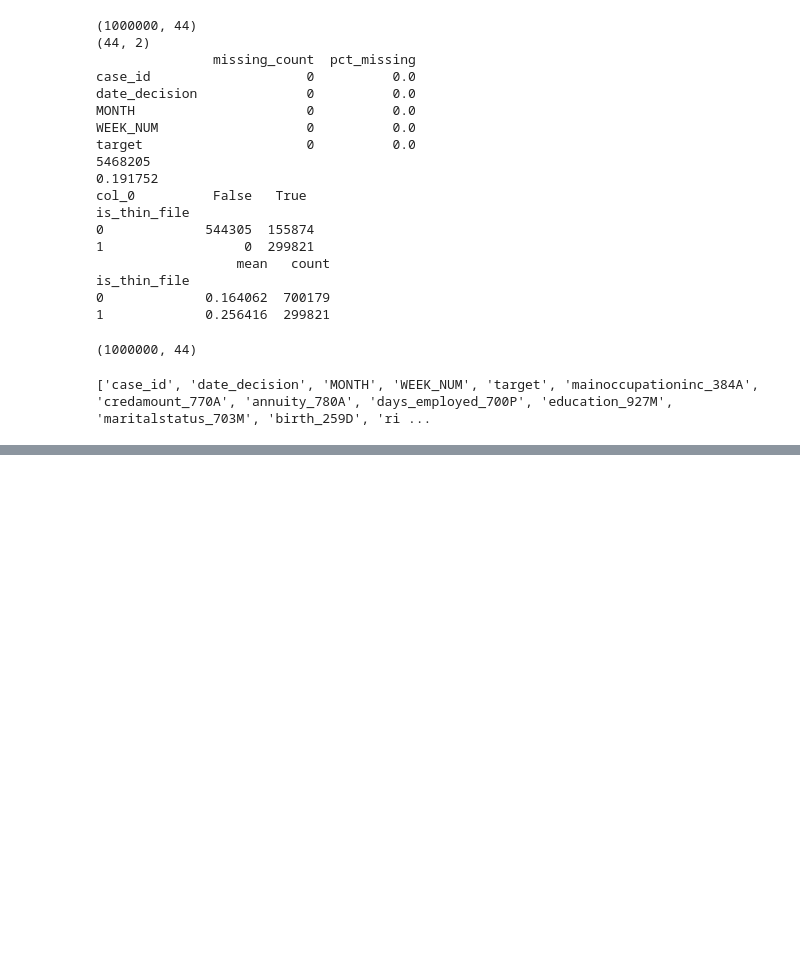
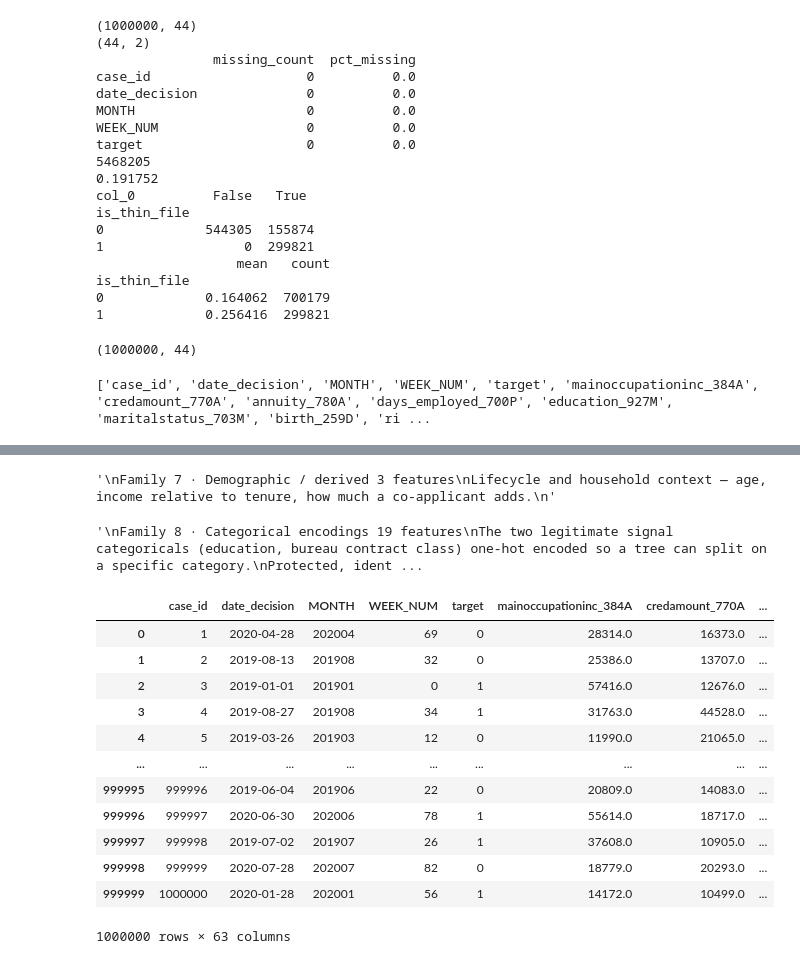
Before and after one commit to Break-Through-Tech/American-Express-1A-second-look-lending, a Jupyter notebook: notebooks/master_table.ipynb, the cells around one changed output, grey strips where cells are left out. Drawn from its saved outputs; the diff is of its cells as text; code cells hidden in the pictures; blank space fills up the shorter version.

```diff
--- a/notebooks/master_table.ipynb
+++ b/notebooks/master_table.ipynb
@@ -438,0 +636,51 @@ df_master["max_overdue_to_income"] = (
+# %%
+'''
+Family 7 · Demographic / derived 3 features
+Lifecycle and household context — age, income relative to tenure, how much a co-applicant adds.
+'''
+# %% [output]
+'\nFamily 7 · Demographic / derived 3 features\nLifecycle and household context — age, income relative to tenure, how much a co-applicant adds.\n'
+# %%
+'''
+Family 8 · Categorical encodings 19 features
+The two legitimate signal categoricals (education, bureau contract class) one-hot encoded so a tree can split on a specific category.
+Protected, identifier and noise categoricals were removed by the screen.
+'''
+
+'''
+oh_education_927M_2d4a2bc4
+One-hot indicator (1/0) for a specific category of a
+signal field.
+
+Lets a tree split on a particular category (e.g. a
+risky contract class) instead of an arbitrary
+ordinal order — part of the measured lift.
+
+OneHotEncoder fit on train
+(depth-1 fields taken as the
+per-loan mode; rare categories
+pooled).
+'''
+df_master["oh_education_927M_2d4a2bc4"] = (
+    df_master["education_927M"] == "2d4a2bc4"
+).astype(int)
+
+'''
+oh_classificationofcontr_13M_54ddc605
+One-hot indicator (1/0) for a specific category of a
+signal field.
+
+Lets a tree split on a particular category (e.g. a
+risky contract class) instead of an arbitrary
+ordinal order — part of the measured lift.
+
+OneHotEncoder fit on train
+(depth-1 fields taken as the
+per-loan mode; rare categories
+pooled).
+'''
+df_master["oh_classificationofcontr_13M_54ddc605"] = (
+    df_master["classificationofcontr_13M"] == "54ddc605"
+).astype(int)
+# %% [output]
+'\nFamily 8 · Categorical encodings 19 features\nThe two legitimate signal categoricals (education, bureau contract class) one-hot encoded so a tree can split on a specific category.\nProtected, ident ...
@@ -438,0 +745,16 @@ df_master["max_overdue_to_income"] = (
+# %%
+df_master
+# %% [output]
+|  | case_id | date_decision | MONTH | WEEK_NUM | target | mainoccupationinc_384A | credamount_770A | ... |
+| 0 | 1 | 2020-04-28 | 202004 | 69 | 0 | 28314.0 | 16373.0 | ... |
+| 1 | 2 | 2019-08-13 | 201908 | 32 | 0 | 25386.0 | 13707.0 | ... |
+| 2 | 3 | 2019-01-01 | 201901 | 0 | 1 | 57416.0 | 12676.0 | ... |
+| 3 | 4 | 2019-08-27 | 201908 | 34 | 1 | 31763.0 | 44528.0 | ... |
+| 4 | 5 | 2019-03-26 | 201903 | 12 | 0 | 11990.0 | 21065.0 | ... |
+| ... | ... | ... | ... | ... | ... | ... | ... | ... |
+| 999995 | 999996 | 2019-06-04 | 201906 | 22 | 0 | 20809.0 | 14083.0 | ... |
+| 999996 | 999997 | 2020-06-30 | 202006 | 78 | 1 | 55614.0 | 18717.0 | ... |
+| 999997 | 999998 | 2019-07-02 | 201907 | 26 | 1 | 37608.0 | 10905.0 | ... |
+| 999998 | 999999 | 2020-07-28 | 202007 | 82 | 0 | 18779.0 | 20293.0 | ... |
+| 999999 | 1000000 | 2020-01-28 | 202001 | 56 | 1 | 14172.0 | 10499.0 | ... |
+1000000 rows × 63 columns
```
Also changed, not shown: parts of 11 cells of this notebook.
